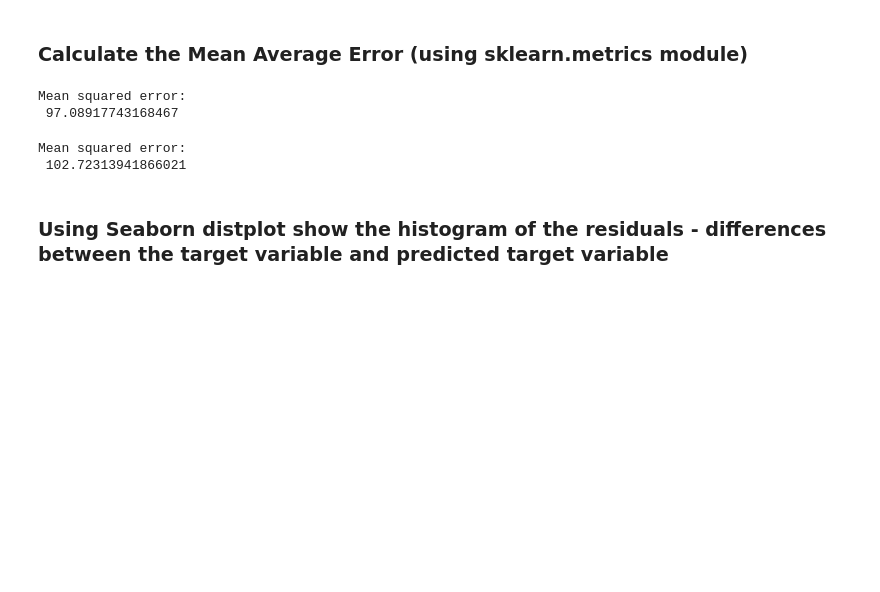
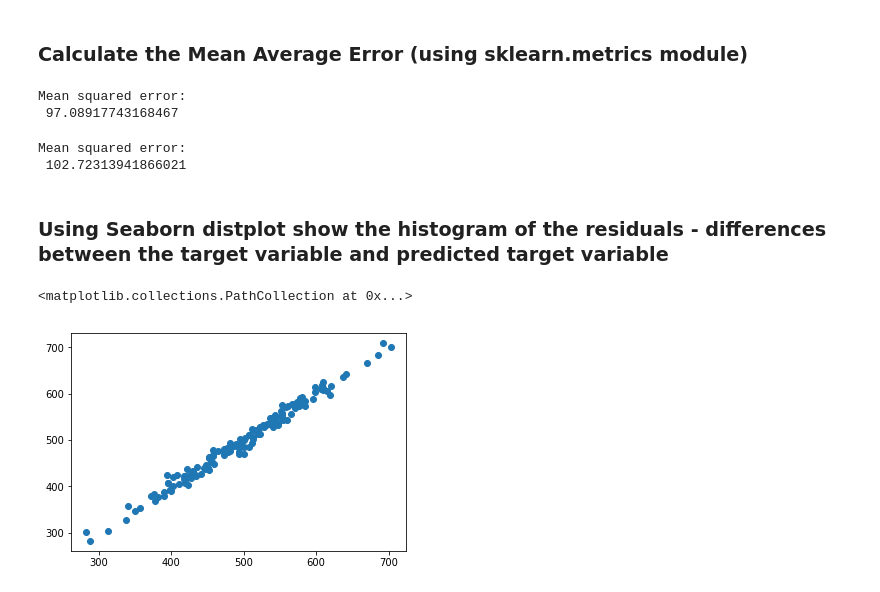
Before and after one commit to katcosgrove/data-science, a Jupyter notebook: regression.ipynb, the cells around one changed output. Drawn from its saved outputs; the diff is of its cells as text; code cells hidden in the pictures; blank space fills up the shorter version.

```diff
--- a/regression.ipynb
+++ b/regression.ipynb
@@ -128,4 +132,9 @@ Mean squared error:
  102.72313941866021
 # %% [markdown]
 ### Using Seaborn distplot show the histogram of the residuals - differences between the target variable and predicted target variable
+# %%
+plt.scatter(x=predict_test, y=Y_test)
+# %% [output]
+<matplotlib.collections.PathCollection at 0x...>
+[figure, added]
 # %%
```
Also changed, not shown: parts of 3 cells of this notebook, 1 other file.
